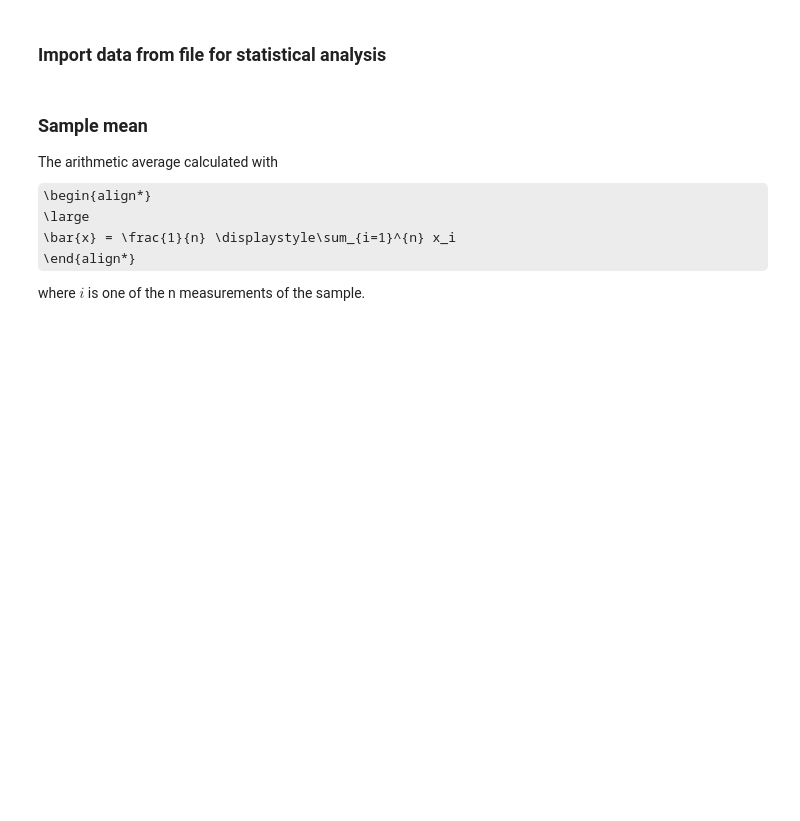
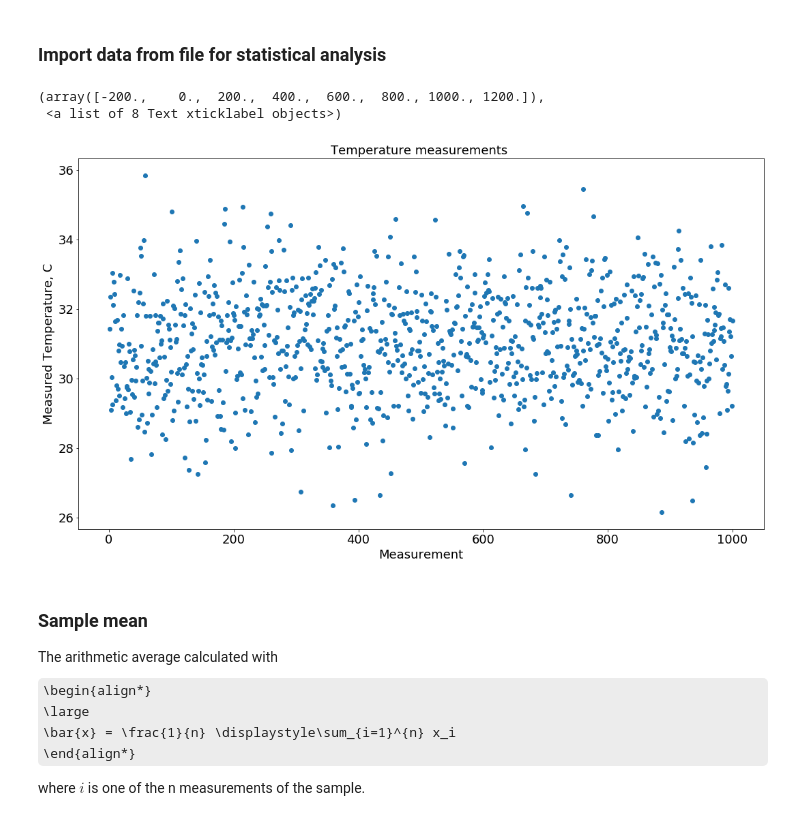
Before and after one commit to eiriniflorou/GWU-MAE3120_2022, a Jupyter notebook: Labs/00_StatisticsReview.ipynb, the cells around one changed output. Drawn from its saved outputs; the diff is of its cells as text; code cells hidden in the pictures; some formulas as TeX source; blank space fills up the shorter version.

```diff
--- a/Labs/00_StatisticsReview.ipynb
+++ b/Labs/00_StatisticsReview.ipynb
@@ -16,13 +16,30 @@ A numerical attribute of the sample(e.g., mean, median, standard deviation).
 # %% [markdown]
 ### Import data from file for statistical analysis
 # %%
-# Import NumPy library
+# Import libraries
 import numpy as np
+from matplotlib import pyplot
+%matplotlib inline
+
 
 # Import temperature sample(in Celsius) in an array - 1000 measurements
 Temp = np.loadtxt("data/Temperature_Data.csv", delimiter = ',', skiprows = 1, usecols = 1, unpack = True)
 
 n = np.size(Temp) # Number of measurements of the sample
+
+#Plot imported data
+font = 18
+pyplot.figure(figsize=(18, 10))
+pyplot.scatter(np.arange(1, n+1, 1), Temp)
+pyplot.ylabel('Measured Temperature, C' ,fontsize=font)
+pyplot.xlabel('Measurement', fontsize=font)
+pyplot.title('Temperature measurements ', fontsize=font)
+pyplot.yticks(fontsize=font)
+pyplot.xticks(fontsize=font)
+# %% [output]
+(array([-200.,    0.,  200.,  400.,  600.,  800., 1000., 1200.]),
+ <a list of 8 Text xticklabel objects>)
+[figure, added]
 # %% [markdown]
 ### Sample mean
 
```
Also changed, not shown: parts of 12 cells of this notebook.
